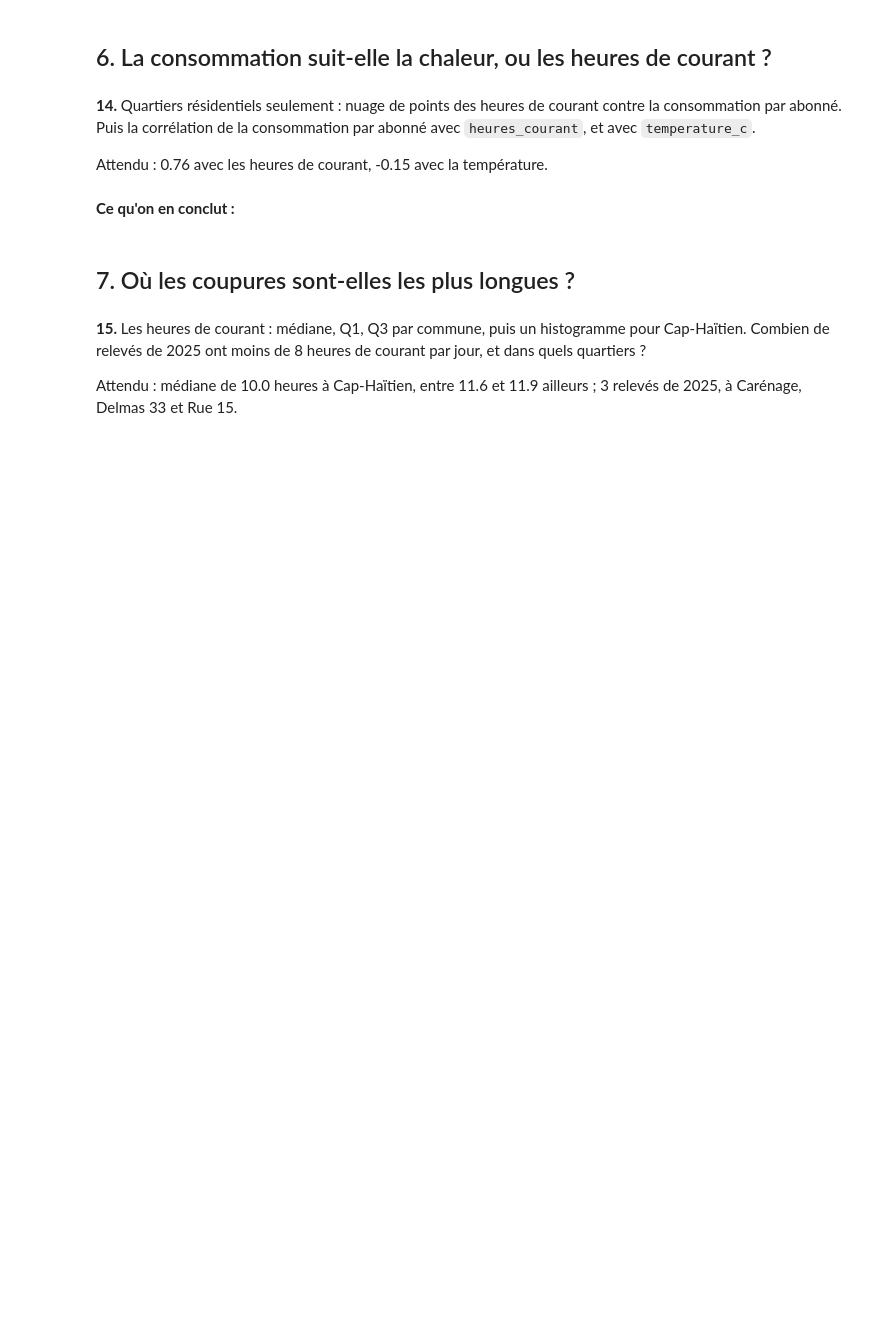
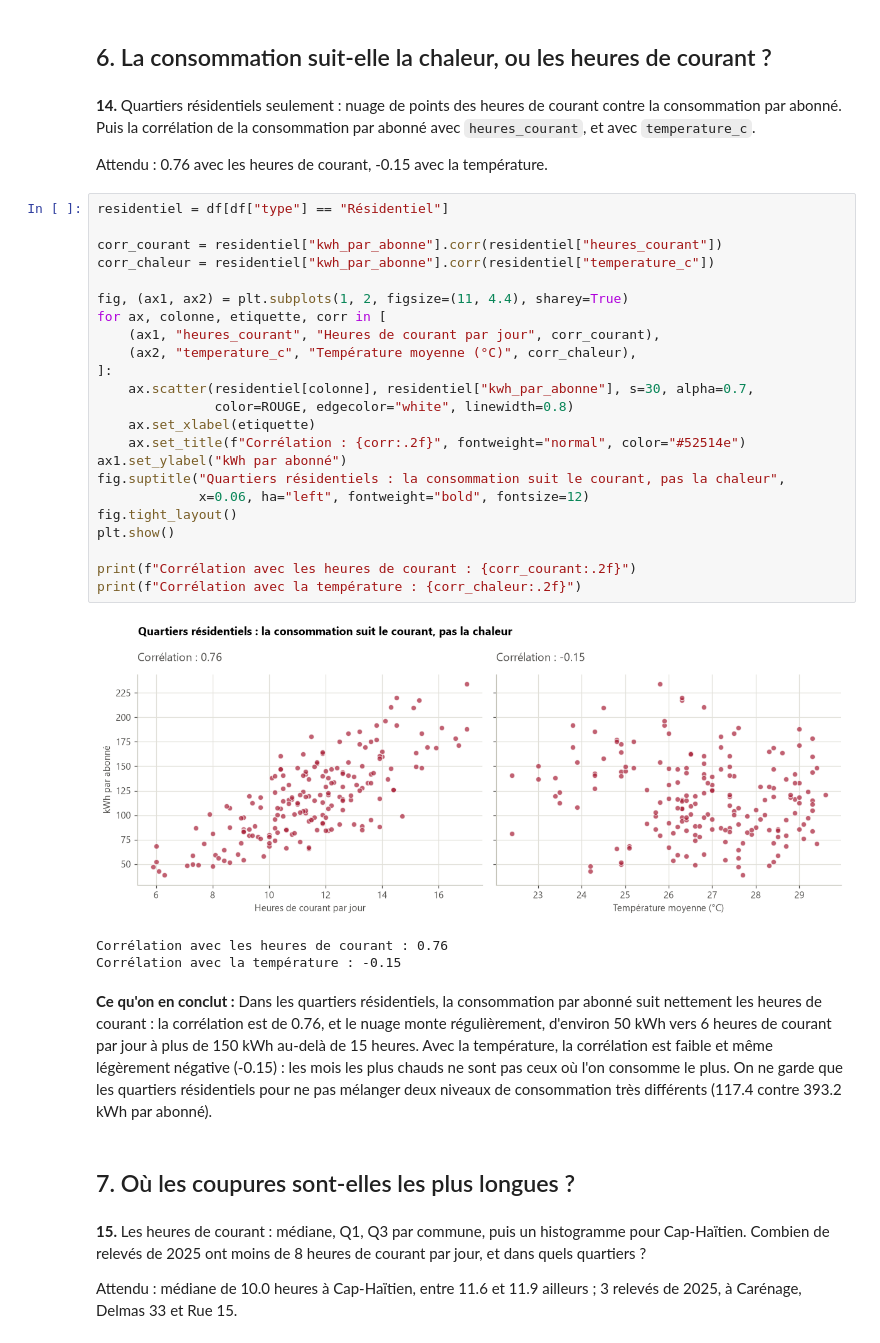
Before and after one commit to josilwilensky8-rgb/exercice-electricite, a Jupyter notebook: exploration.ipynb, the cells around one changed output. Saved outputs shown, nothing was run; the diff lists cells and outputs as text; blank space fills up the shorter version.

```diff
--- a/exploration.ipynb
+++ b/exploration.ipynb
@@ -278,8 +352,35 @@ Attendu : Cap-Haïtien en tête, de 4.59 à 5.62 millions de kWh (+22.4 %) ; Del
 **14.** Quartiers résidentiels seulement : nuage de points des heures de courant contre la consommation par abonné. Puis la corrélation de la consommation par abonné avec `heures_courant`, et avec `temperature_c`.
 
 Attendu : 0.76 avec les heures de courant, -0.15 avec la température.
+# %%
+residentiel = df[df["type"] == "Résidentiel"]
+
+corr_courant = residentiel["kwh_par_abonne"].corr(residentiel["heures_courant"])
+corr_chaleur = residentiel["kwh_par_abonne"].corr(residentiel["temperature_c"])
+
+fig, (ax1, ax2) = plt.subplots(1, 2, figsize=(11, 4.4), sharey=True)
+for ax, colonne, etiquette, corr in [
+    (ax1, "heures_courant", "Heures de courant par jour", corr_courant),
+    (ax2, "temperature_c", "Température moyenne (°C)", corr_chaleur),
+]:
+    ax.scatter(residentiel[colonne], residentiel["kwh_par_abonne"], s=30, alpha=0.7,
+               color=ROUGE, edgecolor="white", linewidth=0.8)
+    ax.set_xlabel(etiquette)
+    ax.set_title(f"Corrélation : {corr:.2f}", fontweight="normal", color="#52514e")
+ax1.set_ylabel("kWh par abonné")
+fig.suptitle("Quartiers résidentiels : la consommation suit le courant, pas la chaleur",
+             x=0.06, ha="left", fontweight="bold", fontsize=12)
+fig.tight_layout()
+plt.show()
+
+print(f"Corrélation avec les heures de courant : {corr_courant:.2f}")
+print(f"Corrélation avec la température : {corr_chaleur:.2f}")
+# %% [output]
+[figure, added]
+Corrélation avec les heures de courant : 0.76
+Corrélation avec la température : -0.15
 # %% [markdown]
-**Ce qu'on en conclut :**
+**Ce qu'on en conclut :** Dans les quartiers résidentiels, la consommation par abonné suit nettement les heures de courant : la corrélation est de 0.76, et le nuage monte régulièrement, d'environ 50 kWh vers 6 heures de courant par jour à plus de 150 kWh au-delà de 15 heures. Avec la température, la corrélation est faible et même légèrement négative (-0.15) : les mois les plus chauds ne sont pas ceux où l'on consomme le plus. On ne garde que les quartiers résidentiels pour ne pas mélanger deux niveaux de consommation très différents (117.4 contre 393.2 kWh par abonné).
 # %% [markdown]
 ## 7. Où les coupures sont-elles les plus longues ?
 # %% [markdown]
```
Also changed, not shown: parts of 9 cells of this notebook.
